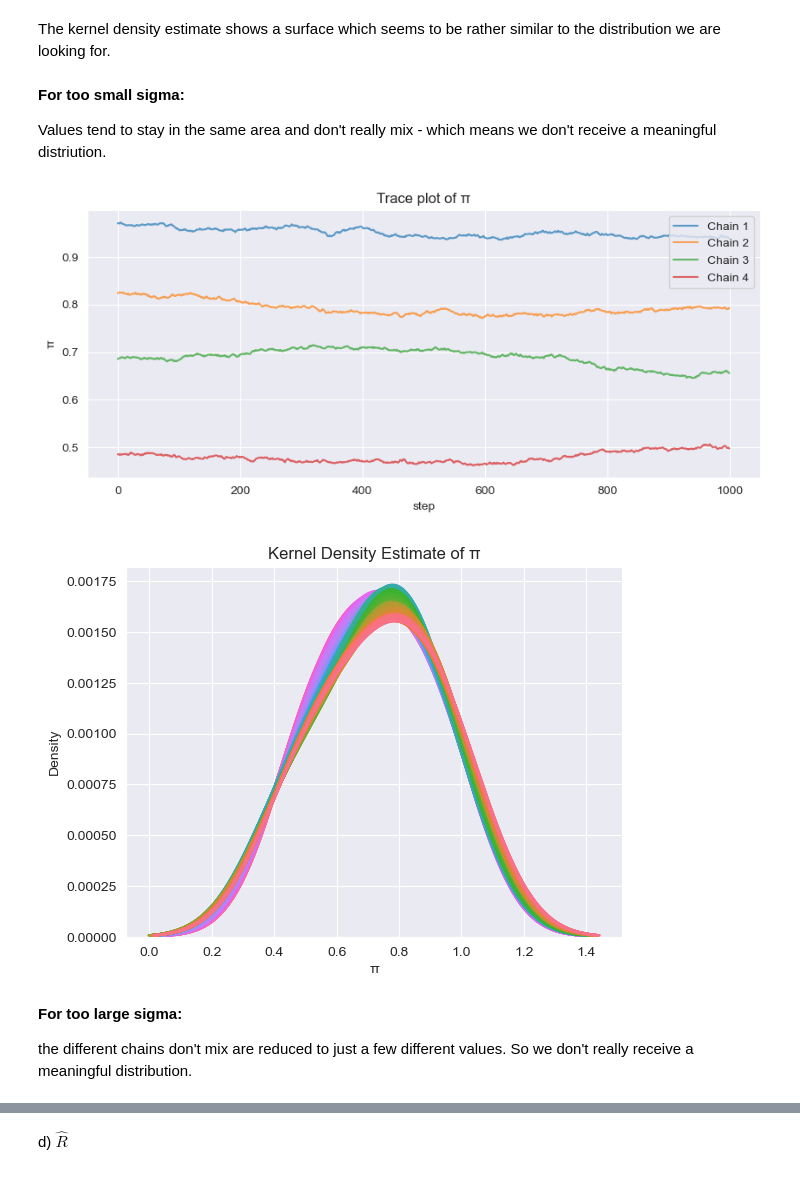
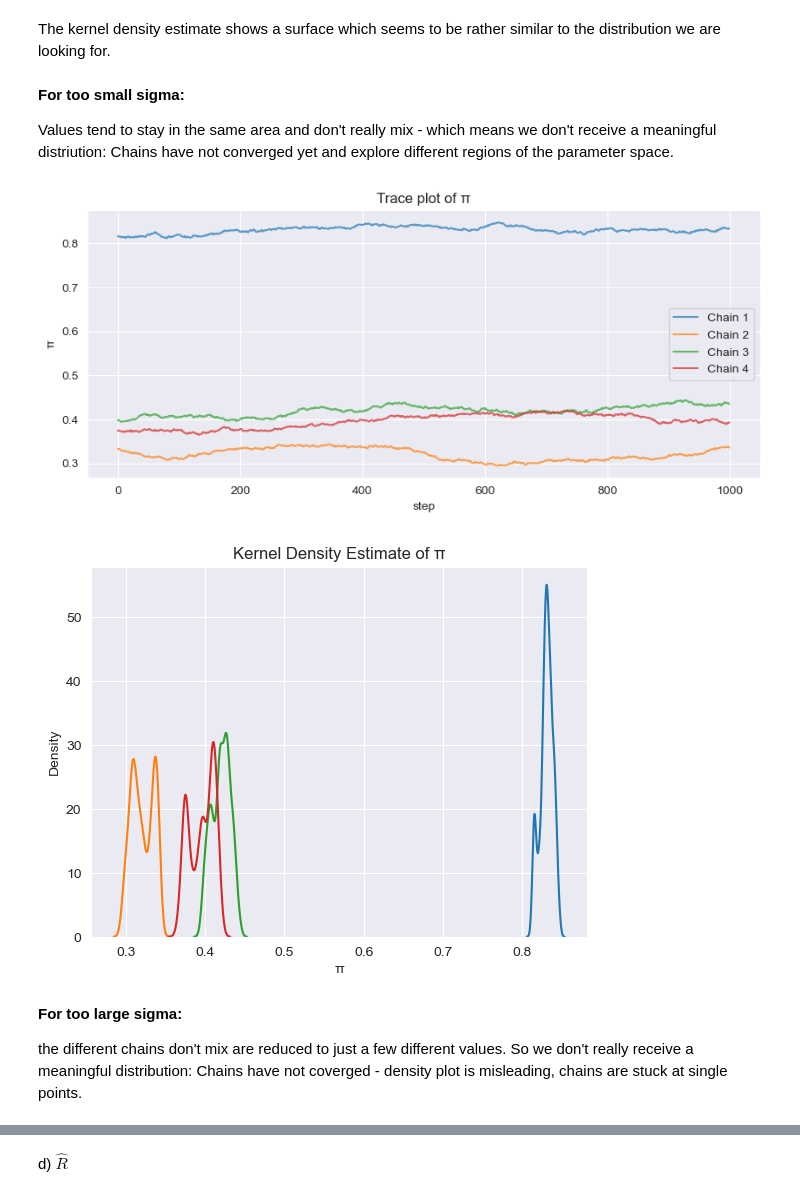
Before and after one commit to marbetschar/ZHAW-Bayesian-Machine-Learning-HS25, a Jupyter notebook: notebooks/week03/BML_Exercises_Week_03.ipynb, the cells around one changed output, grey strips where cells are left out. Drawn from its saved outputs; the diff is of its cells as text; code cells hidden in the pictures.

```diff
--- a/notebooks/week03/BML_Exercises_Week_03.ipynb
+++ b/notebooks/week03/BML_Exercises_Week_03.ipynb
@@ -182,7 +182,7 @@ plot_hist_and_beta_distribution(chain, alpha, beta, n, k)
 # %% [markdown]
 f) Playing around
 # %%
-sigmas = [0.0, 0.01, 0.2, 0.6, 1.5, 3.0]
+sigmas = [0.002, 0.2, 20]
 
 plot_nrows = len(sigmas)
 fig = plt.figure(figsize = (16, 6 * plot_nrows))
@@ -221,5 +225,6 @@ n_chains = 4
 sigma = 0.1
 
 chains = metropolis(n_chains, 1000, alpha, beta, n, k, sigma)
-plot_trace(chains)
+for chain in chains:
+    plot_trace(chain)
 # %% [output]
@@ -227,7 +235,8 @@ plot_trace(chains)
 # %% [markdown]
 Things look good: The 4 chains mix nicely.
 # %%
-seaborn.kdeplot(chains, legend = False)
+for chain in chains:
+    seaborn.kdeplot(chain, legend = False)
 plt.xlabel("π")
 plt.ylabel("Density")
 plt.title("Kernel Density Estimate of π")
@@ -239,27 +248,29 @@ The kernel density estimate shows a surface which seems to be rather similar to
 # %% [markdown]
 **For too small sigma:**
 
-Values tend to stay in the same area and don't really mix - which means we don't receive a meaningful distriution.
+Values tend to stay in the same area and don't really mix - which means we don't receive a meaningful distriution:
+Chains have not converged yet and explore different regions of the parameter space.
 # %%
 n_chains = 4
 sigma = 0.001
 
 chains = metropolis(n_chains, 1000, alpha, beta, n, k, sigma)
 plot_trace(chains)
 plt.show()
 
-seaborn.kdeplot(chains, legend = False)
+for chain in chains:
+    seaborn.kdeplot(chain, legend = False)
 plt.xlabel("π")
 plt.ylabel("Density")
 plt.title("Kernel Density Estimate of π")
 plt.show()
 # %% [output]
-[figure, old version]
+[figure, new version]
-[figure, old version]
+[figure, new version]
 # %% [markdown]
 **For too large sigma:**
 
-the different chains don't mix are reduced to just a few different values. So we don't really receive a meaningful distribution.
+the different chains don't mix are reduced to just a few different values. So we don't really receive a meaningful distribution: Chains have not coverged - density plot is misleading, chains are stuck at single points.
 # %%
 n_chains = 4
 sigma = 100
```
Also changed, not shown: parts of 23 cells of this notebook.
